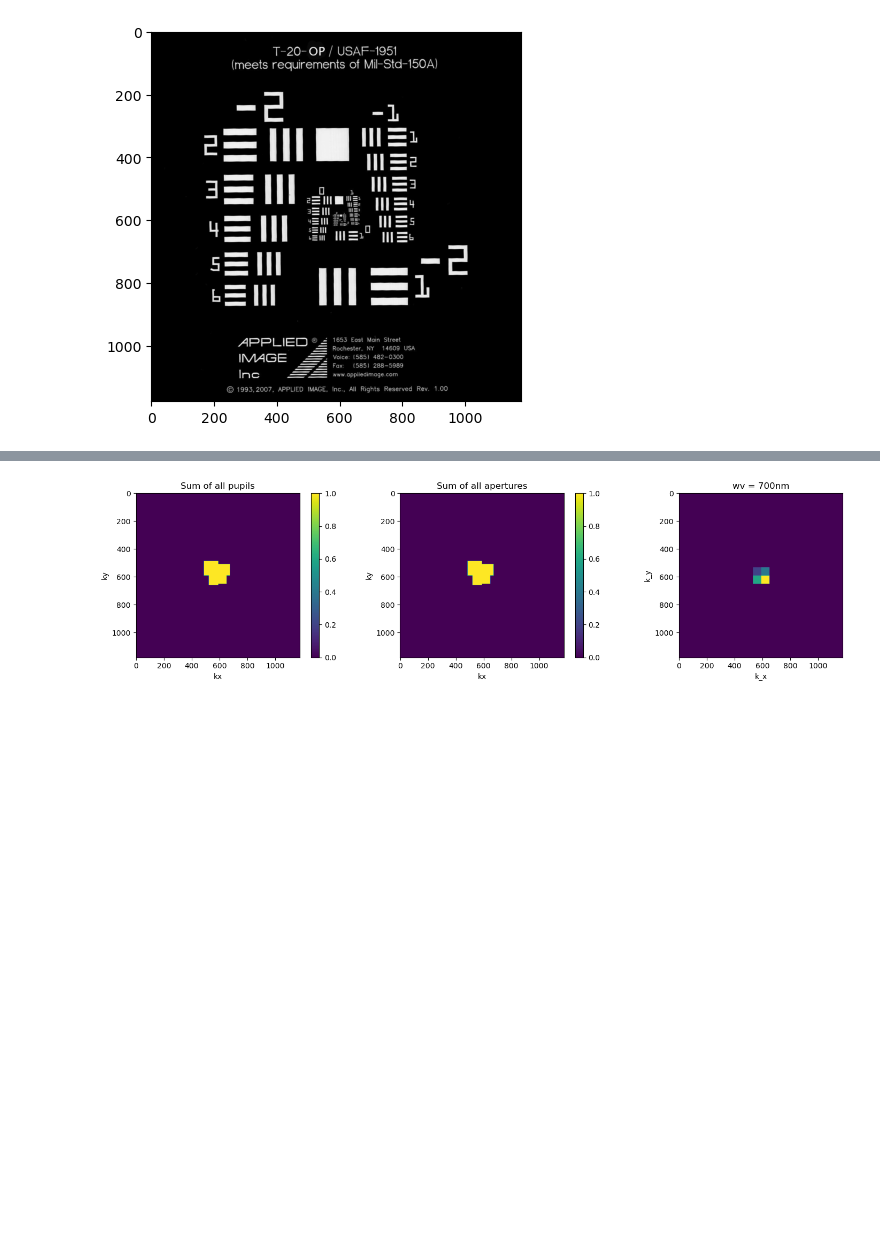
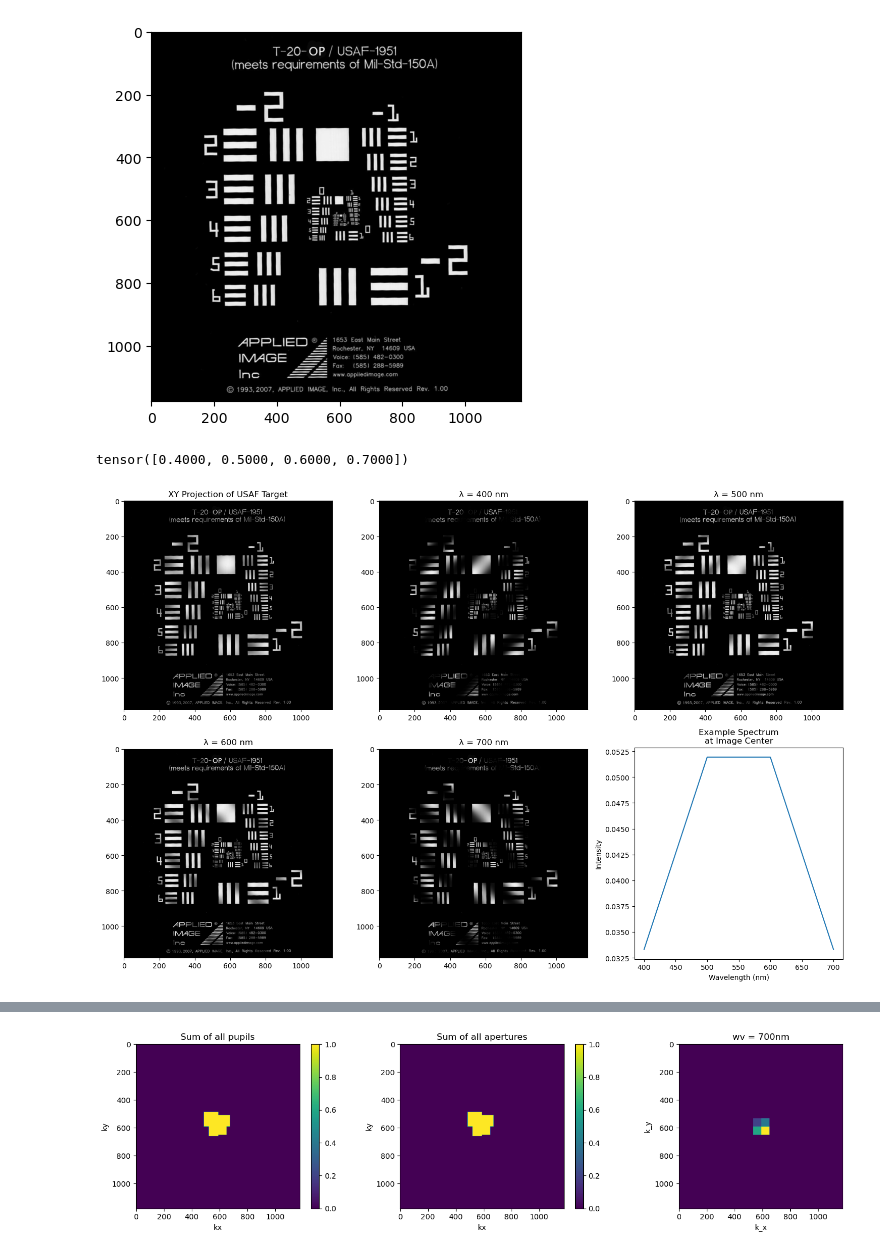
Before and after one commit to neerja/spectral_fourier_ptychography, a Jupyter notebook: spectralfpm_sim.ipynb, the cells around one changed output, grey strips where cells are left out. Drawn from its saved outputs; the diff is of its cells as text; code cells hidden in the pictures; blank space fills up the shorter version.

Commit message:
implemented spectrally varying object

```diff
--- a/spectralfpm_sim.ipynb
+++ b/spectralfpm_sim.ipynb
@@ -56,3 +55,37 @@ plt.imshow(torch.sum(fpm_setup.objstack, dim =0), cmap = 'gray')
 # %% [output]
 <matplotlib.image.AxesImage at 0x...>
 [figure]
+# %%
+fpm_setup.wv
+# %% [output]
+tensor([0.4000, 0.5000, 0.6000, 0.7000])
+# %%
+# make a spectrally varying object
+spectral_obj = fpm_setup.create_spectral_usaf_object(sinrate = 5, cosrate = 5)
+wavelengths = fpm_setup.wv * 1e3 # convert to nm
+usaf_image = fpm_setup.obj.detach().cpu().numpy()
+
+# Visualize
+fig, axes = plt.subplots(2, 3, figsize=(15, 10))
+axes = axes.ravel()
+
+# Show XY PROJECTION OF USAF target
+axes[0].imshow(torch.sum(spectral_obj, axis = 0).detach().cpu().numpy(), cmap = 'gray')
+axes[0].set_title('XY Projection of USAF Target')
+
+# Show spectral slices
+for i, wl in enumerate(wavelengths[:4]):
+    axes[i+1].imshow(spectral_obj[i].detach().cpu().numpy(), cmap='gray')
+    axes[i+1].set_title(f'λ = {wl:.0f} nm')
+
+# Show example spectrum from center
+center_y, center_x = usaf_image.shape[0]//2, usaf_image.shape[1]//2
+axes[5].plot(wavelengths, spectral_obj[:, center_y, center_x].detach().cpu().numpy())
+axes[5].set_xlabel('Wavelength (nm)')
+axes[5].set_ylabel('Intensity')
+axes[5].set_title('Example Spectrum\nat Image Center')
+
+plt.tight_layout()
+plt.show()
+# %% [output]
+[figure, added]
```
Also changed, not shown: parts of 4 cells of this notebook, 4 other files.
